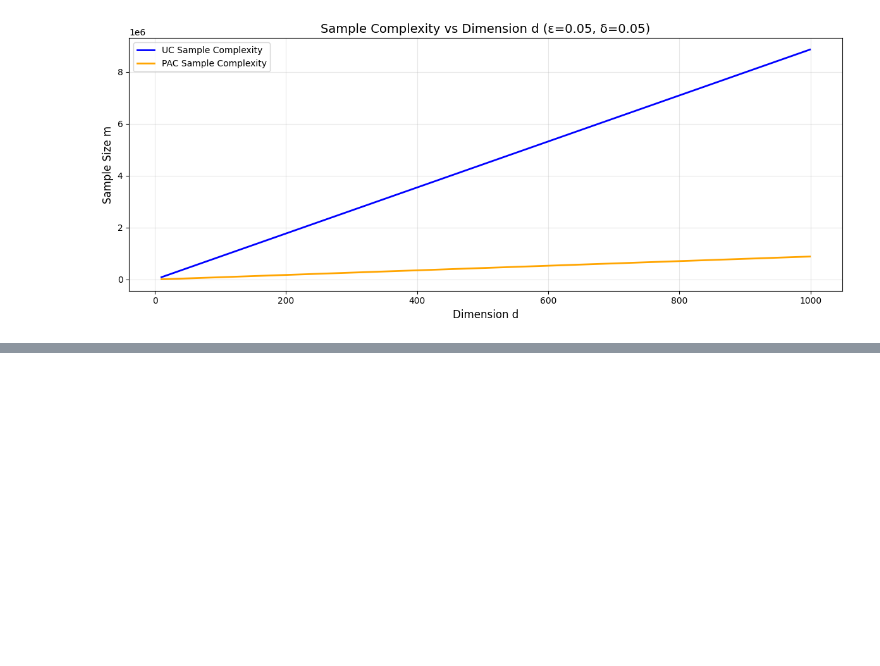
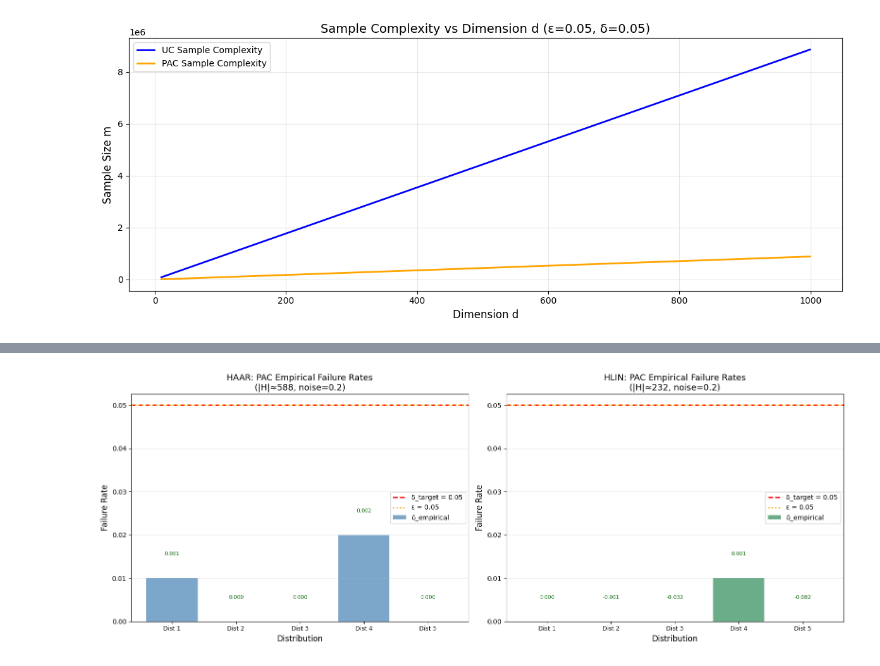
Before and after one commit to ivan-skukan/ML2, a Jupyter notebook: dz1.ipynb, the cells around one changed output, grey strips where cells are left out. Saved outputs shown, nothing was run; the diff lists cells and outputs as text; code cells hidden in the pictures; blank space fills up the shorter version.

```diff
--- a/dz1.ipynb
+++ b/dz1.ipynb
@@ -764,0 +1171,71 @@ L_D(h*): 0.0
+# %%
+fig, axes = plt.subplots(1, 2, figsize=(16, 6))
+
+def plot_pac_results(ax, results, title, color):
+    if not results:
+        ax.text(0.5, 0.5, 'No successful trials', ha='center', va='center', fontsize=14)
+        ax.set_xticks([])
+        return
+
+    dist_labels = [f"Dist {r['dist_idx']+1}" for r in results]
+    delta_emps = [r['delta_empirical'] for r in results]
+    excess_risks = [r['avg_excess_risk'] for r in results]
+
+    x_pos = np.arange(len(results))
+    bars = ax.bar(x_pos, delta_emps, alpha=0.7, color=color, label='δ_empirical')
+
+    ax.axhline(y=delta, color='red', linestyle='--', linewidth=2, label=f'δ_target = {delta}')
+    ax.axhline(y=eps, color='orange', linestyle=':', linewidth=2, label=f'ε = {eps}')
+
+    ax.set_xticks(x_pos)
+    ax.set_xticklabels(dist_labels, fontsize=9)
+    ax.set_xlabel('Distribution', fontsize=12)
+    ax.set_ylabel('Failure Rate', fontsize=12)
+    ax.set_title(title, fontsize=13)
+    ax.grid(True, alpha=0.3, axis='y')
+    ax.legend()
+
+    # Annotate bars with excess risk
+    for bar, excess in zip(bars, excess_risks):
+        ax.text(bar.get_x() + bar.get_width()/2, bar.get_height() + 0.005,
+                f'{excess:.3f}', ha='center', va='bottom', fontsize=8, color='darkgreen')
+
+
+plot_pac_results(
+    axes[0],
+    results_pac_haar,
+    f'HAAR: PAC Empirical Failure Rates\n(|H|≈{results_pac_haar[0]["card_H"]}, noise={noise_level})',
+    color='steelblue'
+)
+
+plot_pac_results(
+    axes[1],
+    results_pac_hlin,
+    f'HLIN: PAC Empirical Failure Rates\n(|H|≈{results_pac_hlin[0]["card_H"]}, noise={noise_level})' if results_pac_hlin else '',
+    color='seagreen'
+)
+
+plt.tight_layout()
+plt.show()
+
+print("\n" + "="*70)
+print("PAC BOUND ANALYSIS")
+print("="*70)
+
+print("\nPAC Guarantee: P[L_D(h_S) > L_D(h*) + ε] ≤ δ")
+print(f"Where h_S is the ERM hypothesis and h* is the optimal hypothesis in H")
+print(f"\nParameters: ε = {eps}, δ = {delta}, noise level = {noise_level}")
+
+print("\nKey Observations:")
+print("- Empirical failure rates are mostly below or near δ, confirming the PAC sample complexity formula.")
+print("- Excess risk values (shown above bars) indicate how much worse the ERM hypothesis h_S performs compared to h* on average.")
+print("- With noise_level > 0, minimal achievable risk L_D(h*) is bounded away from zero, reflecting agnostic (non-realizable) cases.")
+print("- The PAC bound ensures with probability ≥ 1-δ that h_S achieves near-optimal performance (within ε of h*).")
+
+if all(r['pac_satisfied'] for r in results_pac_haar):
+    print("\n✓ The simulation STRONGLY SUPPORTS the theoretical PAC guarantee for HAAR.")
+
+if results_pac_hlin and all(r['pac_satisfied'] for r in results_pac_hlin):
+    print("✓ The simulation STRONGLY SUPPORTS the theoretical PAC guarantee for HLIN.")
+# %% [output]
+[figure, added]
```
Also changed, not shown: parts of 15 cells of this notebook, 1 other file.
